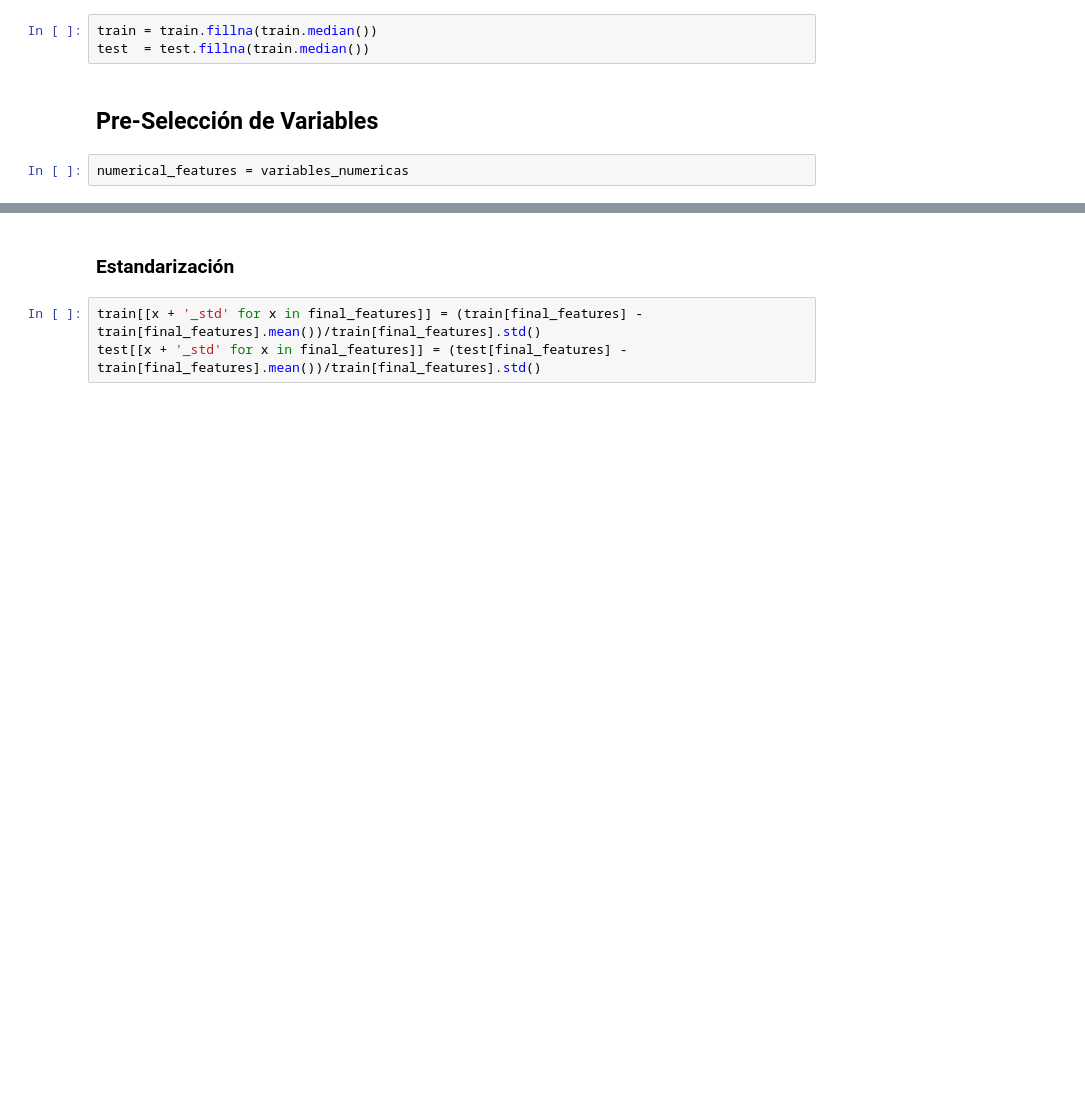
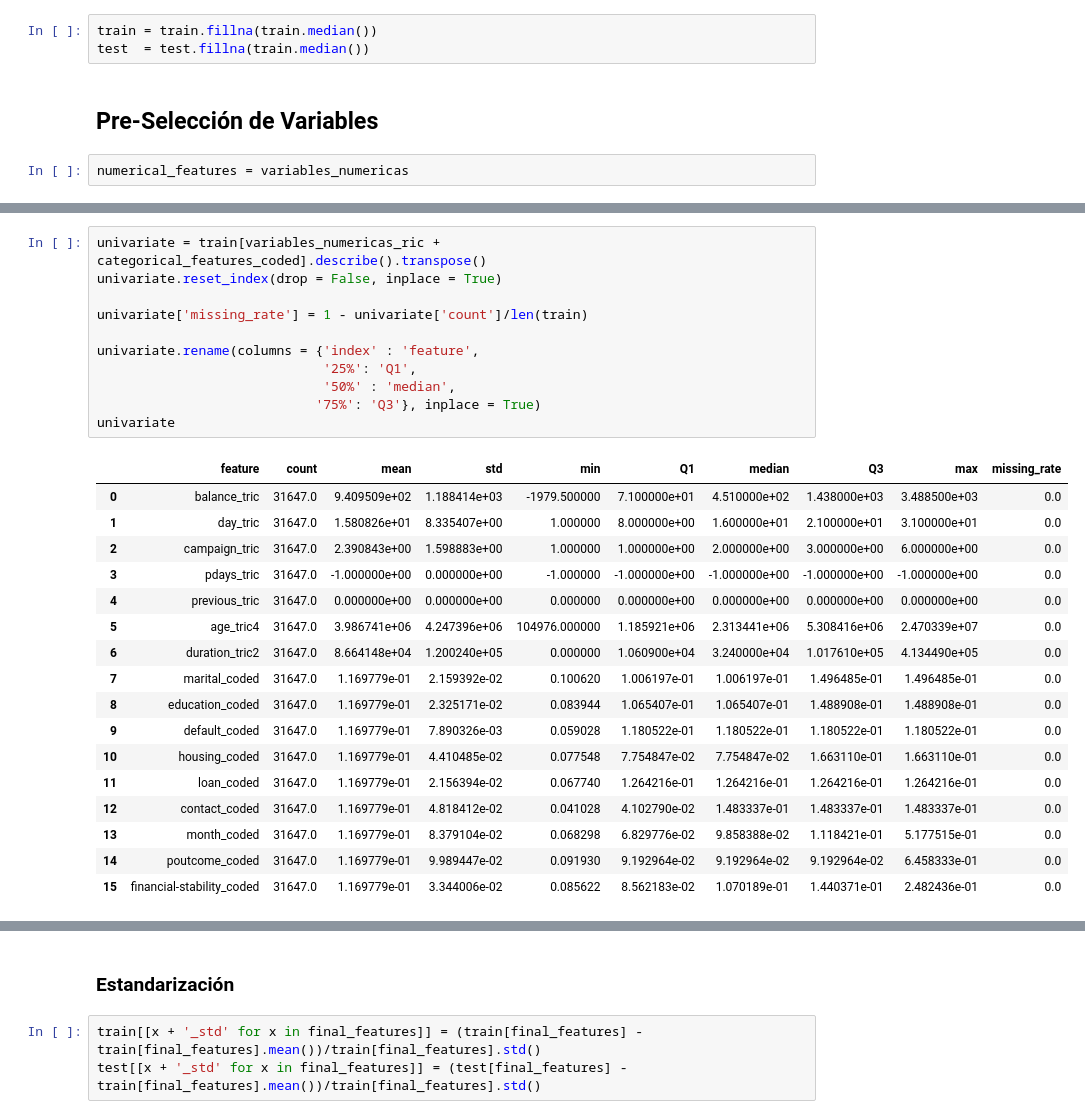
Before and after one commit to jdug1981/proyecto_final, a Jupyter notebook: Proyecto_BANKMARKETING.ipynb, the cells around one changed output, grey strips where cells are left out. Cells and saved outputs as stored; diff of their text form; blank space fills up the shorter version.

```diff
--- a/Proyecto_BANKMARKETING.ipynb
+++ b/Proyecto_BANKMARKETING.ipynb
@@ -960,3 +1048,32 @@ dfgini.sort_values(by = 'gini_abs', ascending = False)
+# %%
+univariate = train[variables_numericas_ric + categorical_features_coded].describe().transpose()
+univariate.reset_index(drop = False, inplace = True)
+
+univariate['missing_rate'] = 1 - univariate['count']/len(train)
+
+univariate.rename(columns = {'index' : 'feature',
+                             '25%': 'Q1',
+                             '50%' : 'median',
+                            '75%': 'Q3'}, inplace = True)
+univariate
+# %% [output]
+|  | feature | count | mean | std | min | Q1 | median | Q3 | max | missing_rate |
+| 0 | balance_tric | 31647.0 | 9.409509e+02 | 1.188414e+03 | -1979.500000 | 7.100000e+01 | 4.510000e+02 | 1.438000e+03 | 3.488500e+03 | 0.0 |
+| 1 | day_tric | 31647.0 | 1.580826e+01 | 8.335407e+00 | 1.000000 | 8.000000e+00 | 1.600000e+01 | 2.100000e+01 | 3.100000e+01 | 0.0 |
+| 2 | campaign_tric | 31647.0 | 2.390843e+00 | 1.598883e+00 | 1.000000 | 1.000000e+00 | 2.000000e+00 | 3.000000e+00 | 6.000000e+00 | 0.0 |
+| 3 | pdays_tric | 31647.0 | -1.000000e+00 | 0.000000e+00 | -1.000000 | -1.000000e+00 | -1.000000e+00 | -1.000000e+00 | -1.000000e+00 | 0.0 |
+| 4 | previous_tric | 31647.0 | 0.000000e+00 | 0.000000e+00 | 0.000000 | 0.000000e+00 | 0.000000e+00 | 0.000000e+00 | 0.000000e+00 | 0.0 |
+| 5 | age_tric4 | 31647.0 | 3.986741e+06 | 4.247396e+06 | 104976.000000 | 1.185921e+06 | 2.313441e+06 | 5.308416e+06 | 2.470339e+07 | 0.0 |
+| 6 | duration_tric2 | 31647.0 | 8.664148e+04 | 1.200240e+05 | 0.000000 | 1.060900e+04 | 3.240000e+04 | 1.017610e+05 | 4.134490e+05 | 0.0 |
+| 7 | marital_coded | 31647.0 | 1.169779e-01 | 2.159392e-02 | 0.100620 | 1.006197e-01 | 1.006197e-01 | 1.496485e-01 | 1.496485e-01 | 0.0 |
+| 8 | education_coded | 31647.0 | 1.169779e-01 | 2.325171e-02 | 0.083944 | 1.065407e-01 | 1.065407e-01 | 1.488908e-01 | 1.488908e-01 | 0.0 |
+| 9 | default_coded | 31647.0 | 1.169779e-01 | 7.890326e-03 | 0.059028 | 1.180522e-01 | 1.180522e-01 | 1.180522e-01 | 1.180522e-01 | 0.0 |
+| 10 | housing_coded | 31647.0 | 1.169779e-01 | 4.410485e-02 | 0.077548 | 7.754847e-02 | 7.754847e-02 | 1.663110e-01 | 1.663110e-01 | 0.0 |
+| 11 | loan_coded | 31647.0 | 1.169779e-01 | 2.156394e-02 | 0.067740 | 1.264216e-01 | 1.264216e-01 | 1.264216e-01 | 1.264216e-01 | 0.0 |
+| 12 | contact_coded | 31647.0 | 1.169779e-01 | 4.818412e-02 | 0.041028 | 4.102790e-02 | 1.483337e-01 | 1.483337e-01 | 1.483337e-01 | 0.0 |
+| 13 | month_coded | 31647.0 | 1.169779e-01 | 8.379104e-02 | 0.068298 | 6.829776e-02 | 9.858388e-02 | 1.118421e-01 | 5.177515e-01 | 0.0 |
+| 14 | poutcome_coded | 31647.0 | 1.169779e-01 | 9.989447e-02 | 0.091930 | 9.192964e-02 | 9.192964e-02 | 9.192964e-02 | 6.458333e-01 | 0.0 |
+| 15 | financial-stability_coded | 31647.0 | 1.169779e-01 | 3.344006e-02 | 0.085622 | 8.562183e-02 | 1.070189e-01 | 1.440371e-01 | 2.482436e-01 | 0.0 |
 # %%
 univariate_II = pd.merge(univariate, dfgini, on = 'feature', how = 'left')
 univariate_II.sort_values(by = 'gini_abs', ascending = False)
```
Also changed, not shown: parts of 42 cells of this notebook.
